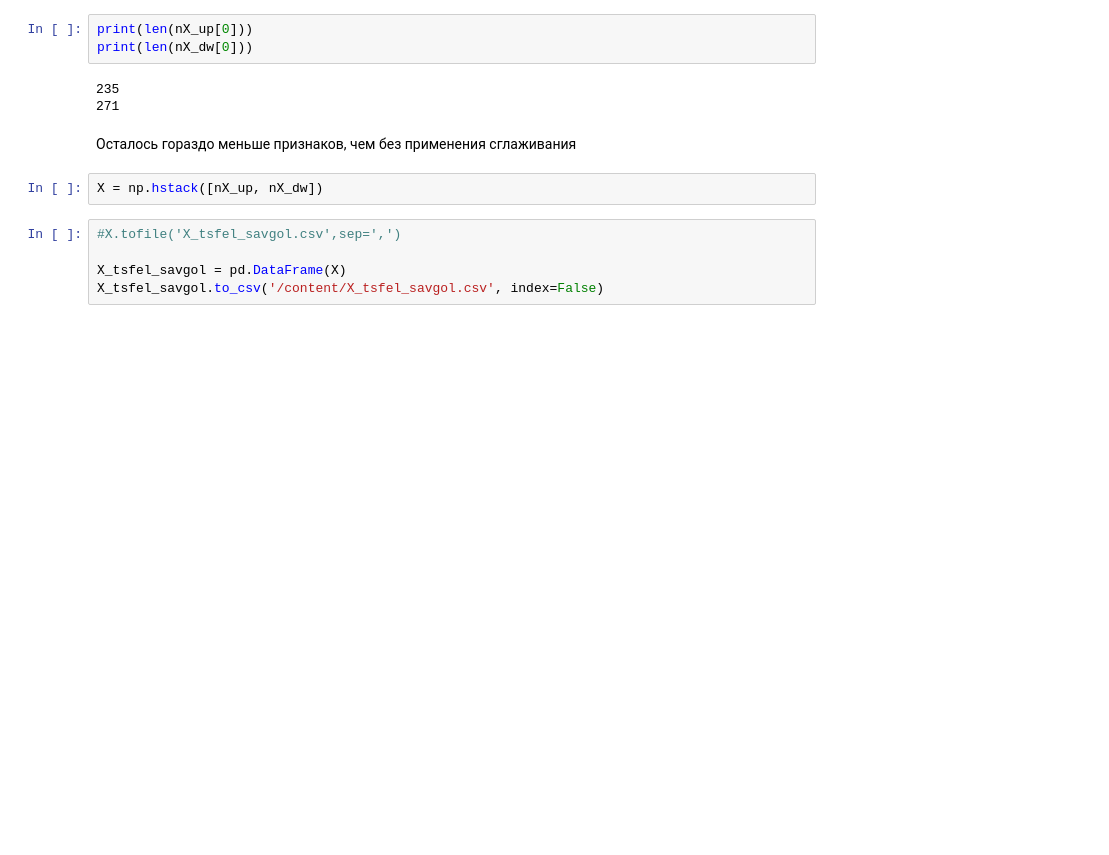
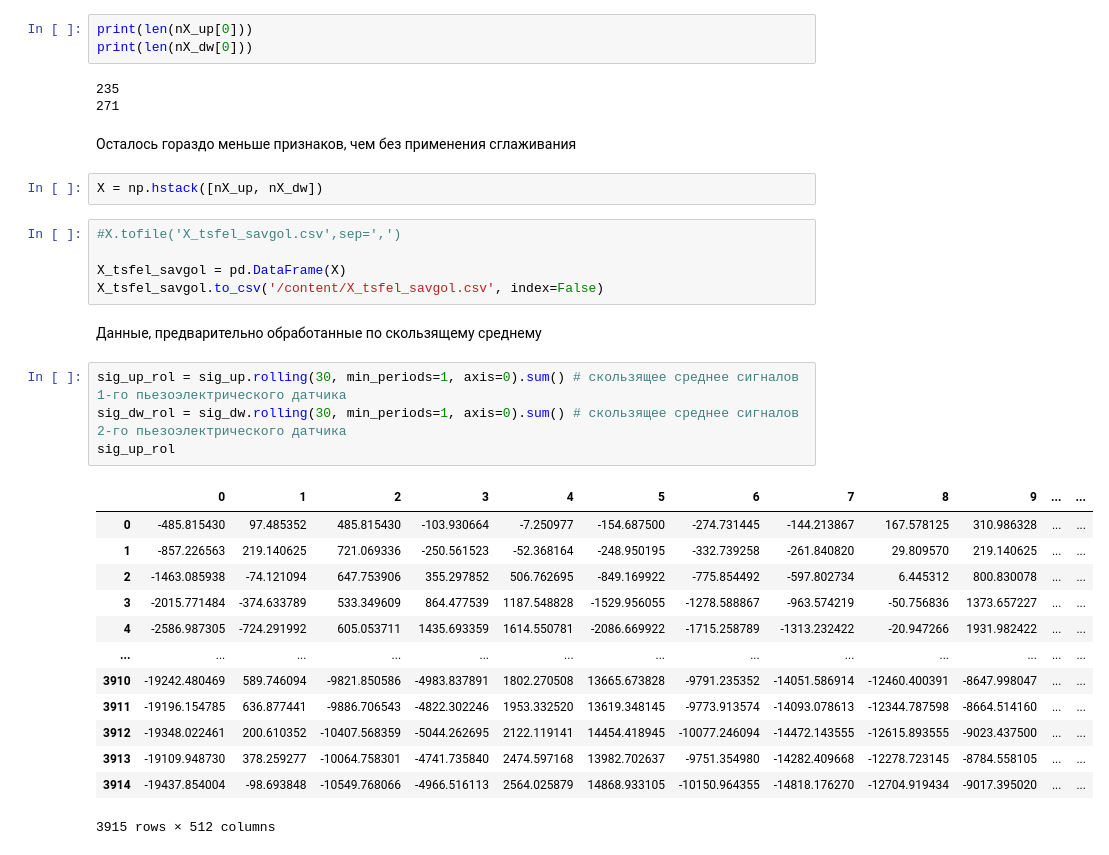
Before and after one commit to PetrGavrilin/VKR_URFU, a Jupyter notebook: VKR_part2_Preprocessing.ipynb, the cells around one changed output. Cells and saved outputs as stored; diff of their text form; blank space fills up the shorter version.

```diff
--- a/VKR_part2_Preprocessing.ipynb
+++ b/VKR_part2_Preprocessing.ipynb
@@ -85,3 +85,23 @@ X = np.hstack([nX_up, nX_dw])
 
 X_tsfel_savgol = pd.DataFrame(X)
 X_tsfel_savgol.to_csv('/content/X_tsfel_savgol.csv', index=False)
+# %% [markdown]
+Данные, предварительно обработанные по скользящему среднему
+# %%
+sig_up_rol = sig_up.rolling(30, min_periods=1, axis=0).sum() # скользящее среднее сигналов 1-го пьезоэлектрического датчика
+sig_dw_rol = sig_dw.rolling(30, min_periods=1, axis=0).sum() # скользящее среднее сигналов 2-го пьезоэлектрического датчика
+sig_up_rol
+# %% [output]
+|  | 0 | 1 | 2 | 3 | 4 | 5 | 6 | 7 | 8 | 9 | ... | ... |
+| 0 | -485.815430 | 97.485352 | 485.815430 | -103.930664 | -7.250977 | -154.687500 | -274.731445 | -144.213867 | 167.578125 | 310.986328 | ... | ... |
+| 1 | -857.226563 | 219.140625 | 721.069336 | -250.561523 | -52.368164 | -248.950195 | -332.739258 | -261.840820 | 29.809570 | 219.140625 | ... | ... |
+| 2 | -1463.085938 | -74.121094 | 647.753906 | 355.297852 | 506.762695 | -849.169922 | -775.854492 | -597.802734 | 6.445312 | 800.830078 | ... | ... |
+| 3 | -2015.771484 | -374.633789 | 533.349609 | 864.477539 | 1187.548828 | -1529.956055 | -1278.588867 | -963.574219 | -50.756836 | 1373.657227 | ... | ... |
+| 4 | -2586.987305 | -724.291992 | 605.053711 | 1435.693359 | 1614.550781 | -2086.669922 | -1715.258789 | -1313.232422 | -20.947266 | 1931.982422 | ... | ... |
+| ... | ... | ... | ... | ... | ... | ... | ... | ... | ... | ... | ... | ... |
+| 3910 | -19242.480469 | 589.746094 | -9821.850586 | -4983.837891 | 1802.270508 | 13665.673828 | -9791.235352 | -14051.586914 | -12460.400391 | -8647.998047 | ... | ... |
+| 3911 | -19196.154785 | 636.877441 | -9886.706543 | -4822.302246 | 1953.332520 | 13619.348145 | -9773.913574 | -14093.078613 | -12344.787598 | -8664.514160 | ... | ... |
+| 3912 | -19348.022461 | 200.610352 | -10407.568359 | -5044.262695 | 2122.119141 | 14454.418945 | -10077.246094 | -14472.143555 | -12615.893555 | -9023.437500 | ... | ... |
+| 3913 | -19109.948730 | 378.259277 | -10064.758301 | -4741.735840 | 2474.597168 | 13982.702637 | -9751.354980 | -14282.409668 | -12278.723145 | -8784.558105 | ... | ... |
+| 3914 | -19437.854004 | -98.693848 | -10549.768066 | -4966.516113 | 2564.025879 | 14868.933105 | -10150.964355 | -14818.176270 | -12704.919434 | -9017.395020 | ... | ... |
+3915 rows × 512 columns
```
Also changed, not shown: parts of 6 cells of this notebook.
